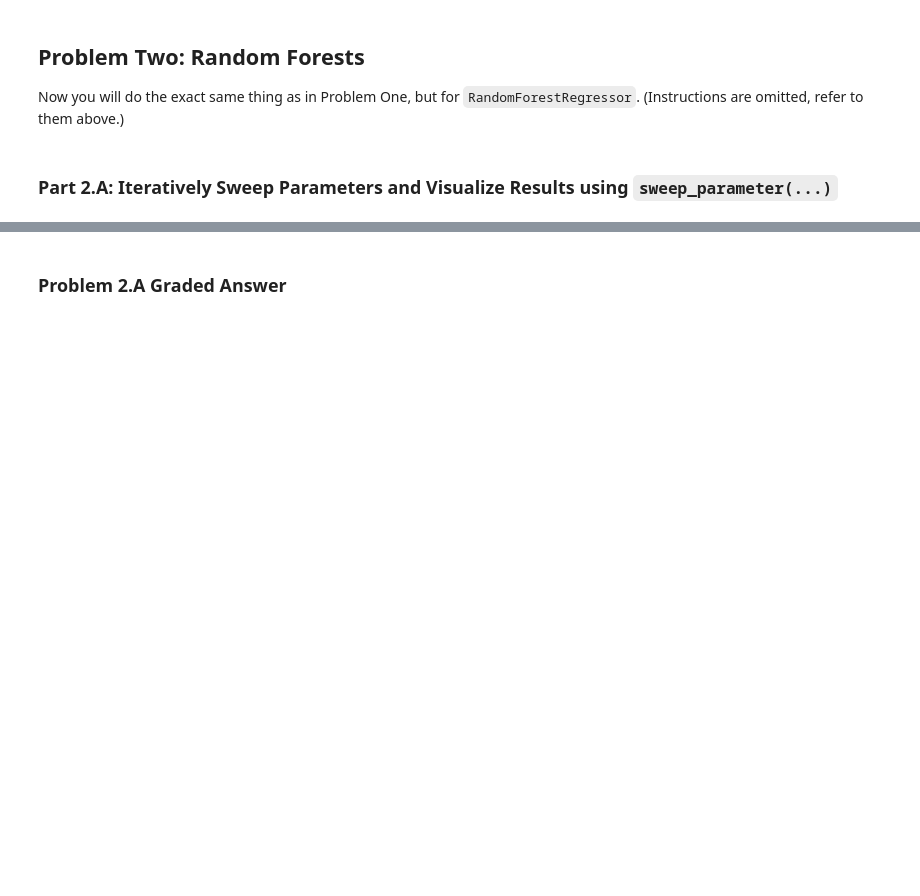
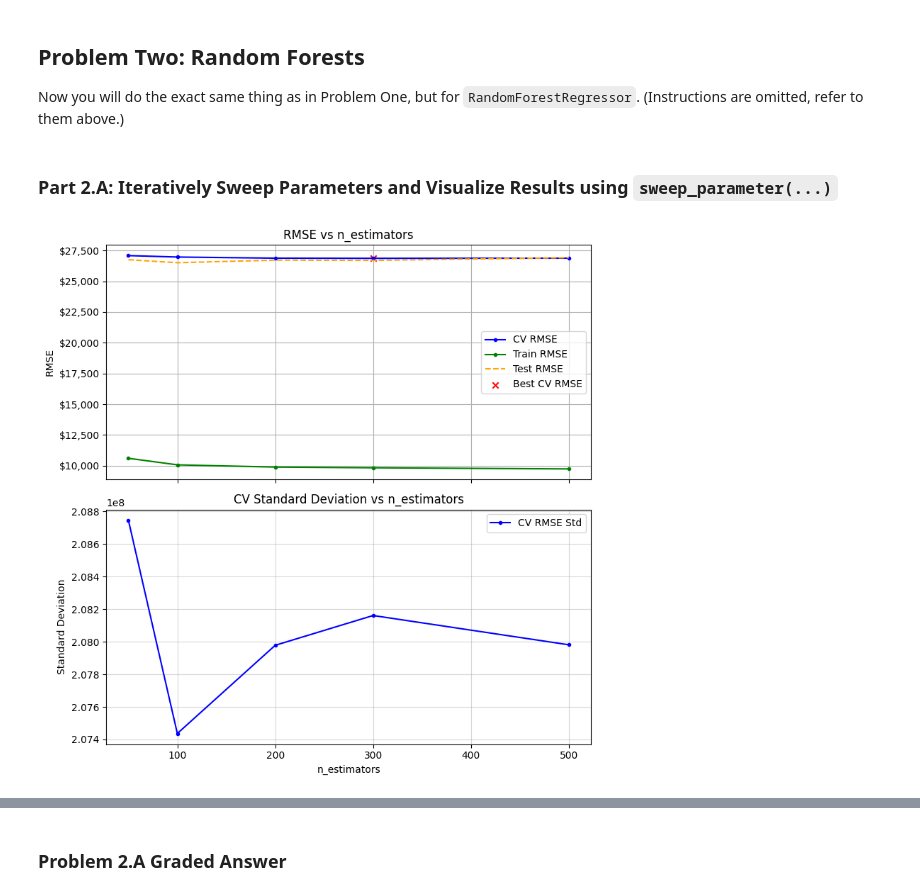
Before and after one commit to KIRBUEDU/Homework_07.ipynb, a Jupyter notebook: Homework_07.ipynb, the cells around one changed output, grey strips where cells are left out. Saved outputs shown, nothing was run; the diff lists cells and outputs as text; code cells hidden in the pictures; blank space fills up the shorter version.

```diff
--- a/Homework_07.ipynb
+++ b/Homework_07.ipynb
@@ -712,16 +686,17 @@ Default_Parameters_Random_Forests = {
 # %%
-# Your code here -- Add as many code cells as necessary
 
 
-Parameters_RF = Default_Parameters_Bagging.copy()
+Parameters_RF = Default_Parameters_Random_Forests.copy()
 
 Parameters_RF = sweep_parameter(
     model=RandomForestRegressor,
     Parameters=Parameters_RF,
     param='n_estimators',
     parameter_list=parameter_list,
     X_train=X_train,
     y_train=y_train
 )
 
 print(f"Best n_estimators for RandomForest: {Parameters_RF['n_estimators']}")
+# %% [output]
+[figure, added]
```
Also changed, not shown: parts of 33 cells of this notebook.
